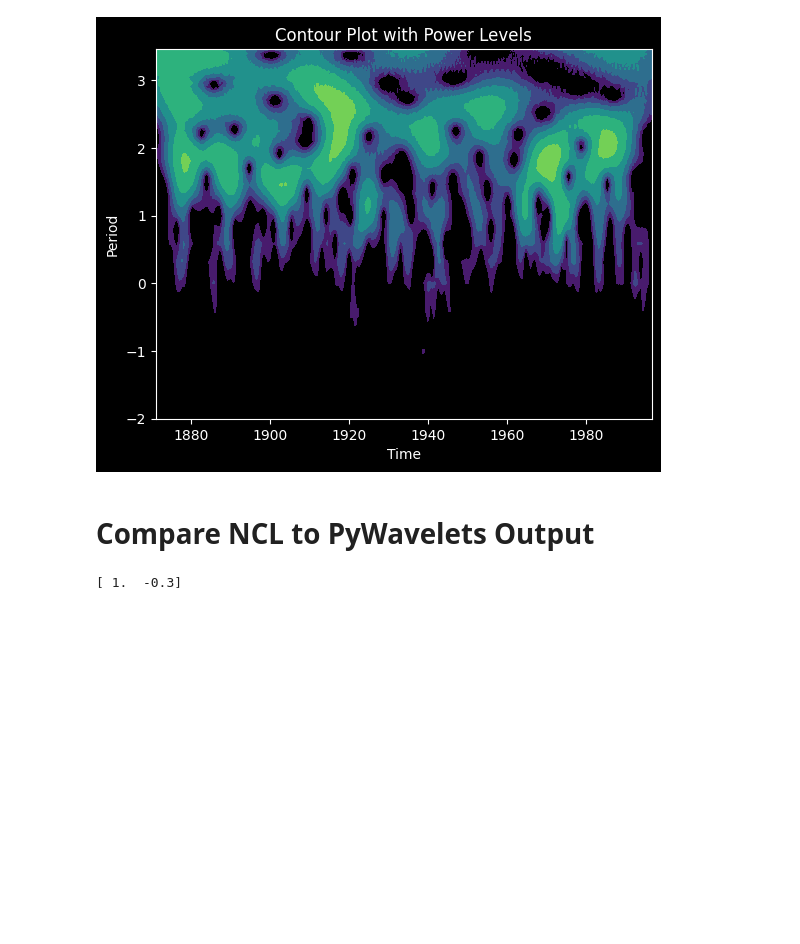
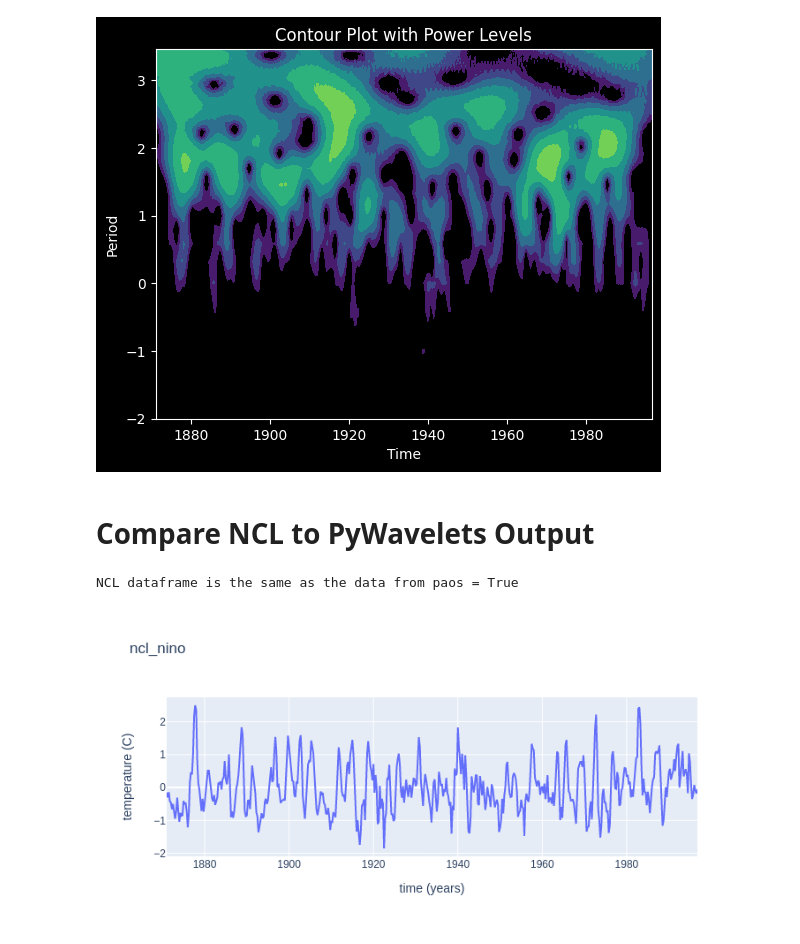
Before and after one commit to cyschneck/wavelet-tutorial, a Jupyter notebook: wavelet_nino.ipynb, the cells around one changed output. Saved outputs shown, nothing was run; the diff lists cells and outputs as text; code cells hidden in the pictures; blank space fills up the shorter version.

```diff
--- a/wavelet_nino.ipynb
+++ b/wavelet_nino.ipynb
@@ -110,11 +110,14 @@ plt.show()
 # %%
 # Compare Output Coefficients
 ncl_data = np.genfromtxt("data/ncl_csv.csv", skip_header=1, delimiter=',')
-print(ncl_data[:][1])
-
-#time_range = (np.arange(0, len(ncl_data)) * dt) + time_0 # from 1871.00 to 1996.75
-#ncl_df = pd.DataFrame({'time (years)': time_range, 'temperature (C)': ncl_data})
-#ncl_df.head()
-#print(f"NCL dataframe is the same as the data from paos = {np.all(ncl_df == sst_df)}")
+ncl_data = ncl_data[:,1]
+time_range = (np.arange(0, len(ncl_data)) * dt) + time_0 # from 1871.00 to 1996.75
+ncl_df = pd.DataFrame({'time (years)': time_range, 'temperature (C)': ncl_data})
+ncl_df.head()
+print(f"NCL dataframe is the same as the data from paos = {np.all(ncl_df == sst_df)}")
+fig = px.line(data_frame=ncl_df, x="time (years)", y="temperature (C)",
+              title="ncl_nino")
+fig.show()
 # %% [output]
-[ 1.  -0.3]
+NCL dataframe is the same as the data from paos = True
+[figure, added]
```
Also changed, not shown: 4 other files.
